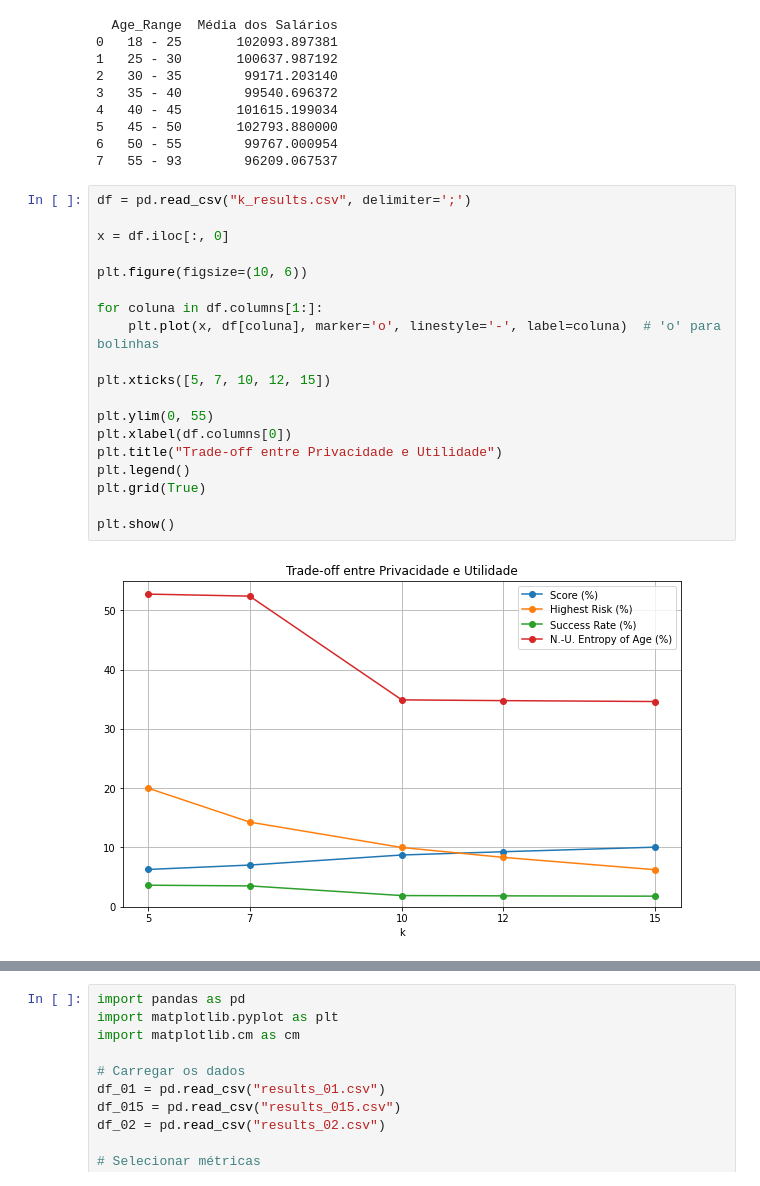
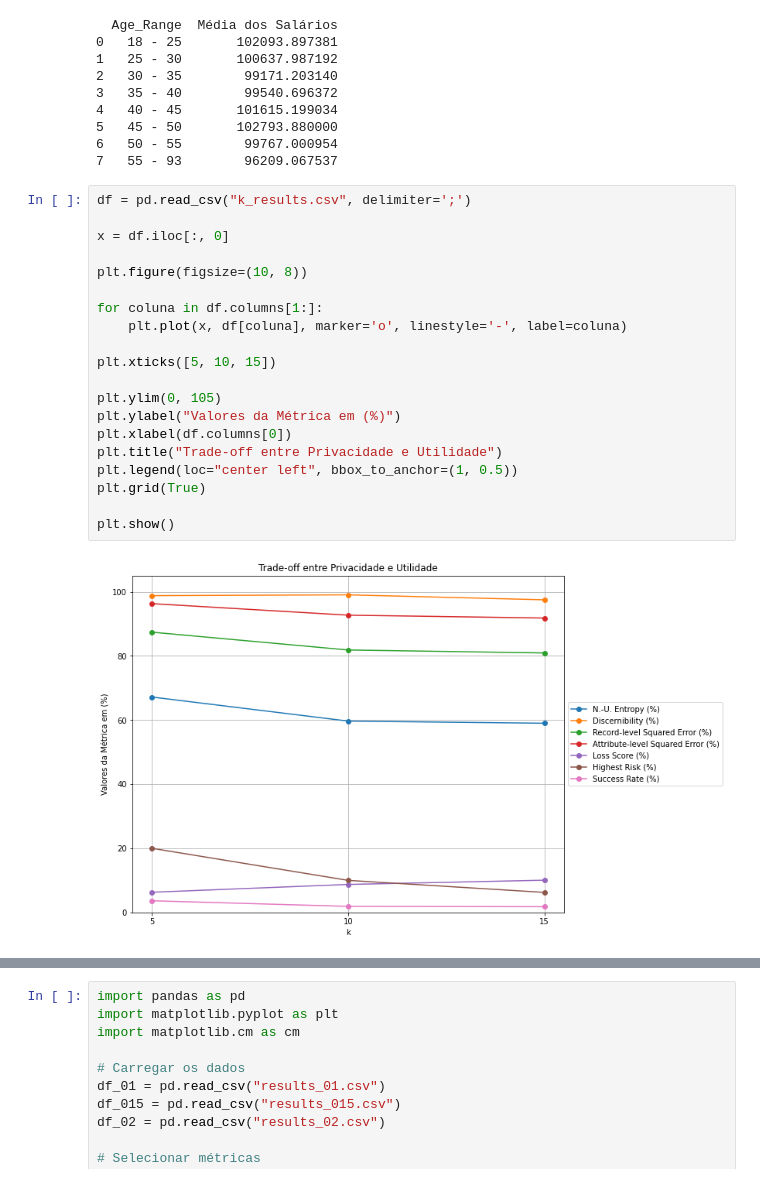
Before and after one commit to matildesimoes/privacidade, a Jupyter notebook: privacidade.ipynb, the cells around one changed output, grey strips where cells are left out. Saved outputs shown, nothing was run; the diff lists cells and outputs as text.

```diff
--- a/privacidade.ipynb
+++ b/privacidade.ipynb
@@ -180,21 +182,22 @@ data.drop(columns=["Age_Range"], inplace=True)
 # %%
 df = pd.read_csv("k_results.csv", delimiter=';')
 
 x = df.iloc[:, 0]
 
-plt.figure(figsize=(10, 6))
+plt.figure(figsize=(10, 8))
 
 for coluna in df.columns[1:]:
-    plt.plot(x, df[coluna], marker='o', linestyle='-', label=coluna)  # 'o' para bolinhas
+    plt.plot(x, df[coluna], marker='o', linestyle='-', label=coluna)
 
-plt.xticks([5, 7, 10, 12, 15])
+plt.xticks([5, 10, 15])
 
-plt.ylim(0, 55)
+plt.ylim(0, 105)
+plt.ylabel("Valores da Métrica em (%)")
 plt.xlabel(df.columns[0])
 plt.title("Trade-off entre Privacidade e Utilidade")
-plt.legend()
+plt.legend(loc="center left", bbox_to_anchor=(1, 0.5))
 plt.grid(True)
 
 plt.show()
 # %% [output]
-[figure, old version]
+[figure, new version]
```
Also changed, not shown: parts of 6 cells of this notebook, 4 other files.
